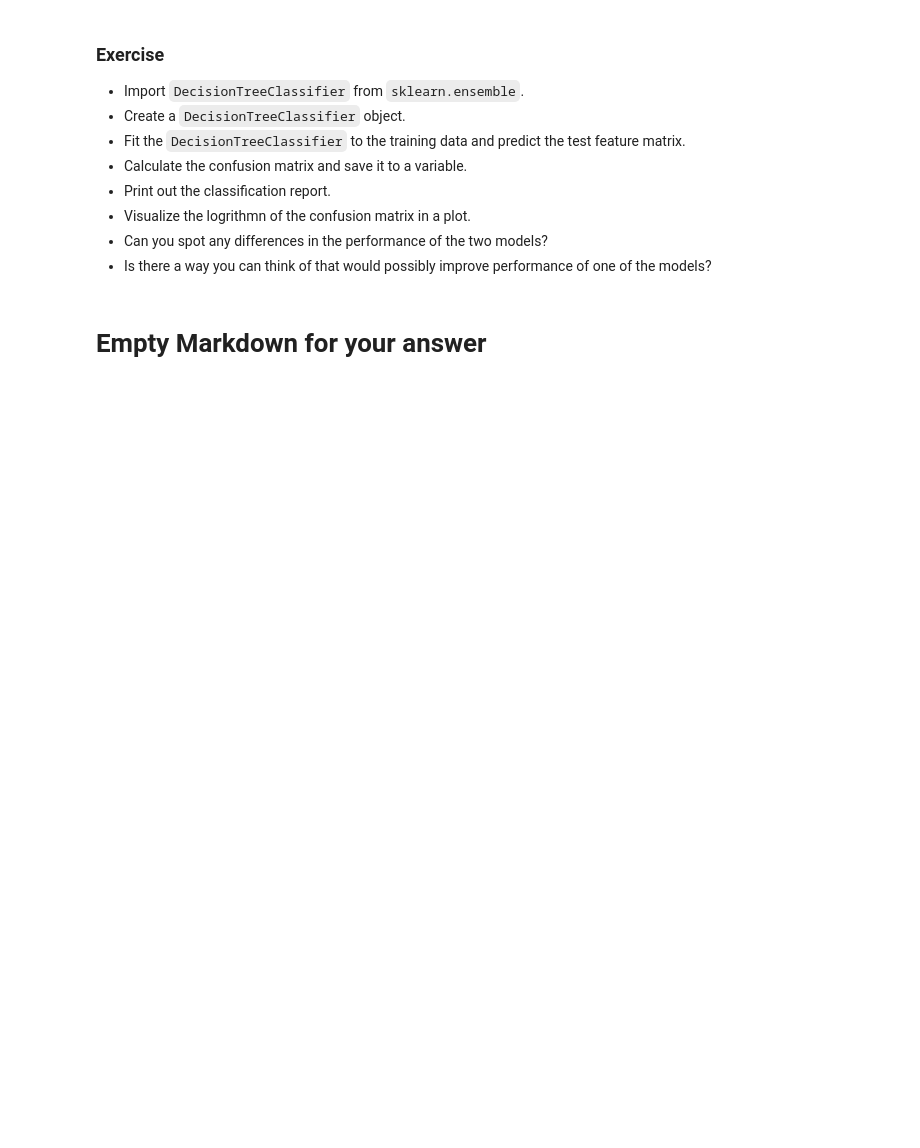
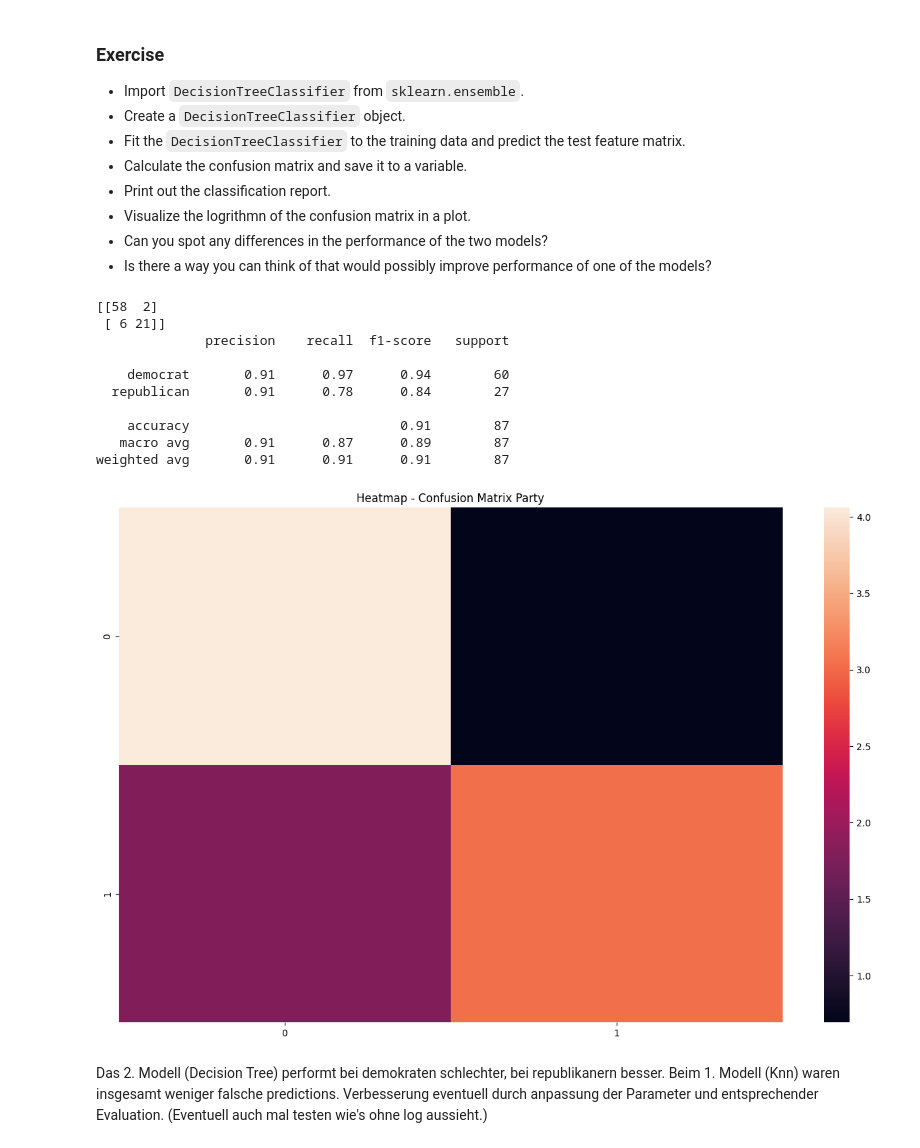
Before and after one commit to maximusbirkefeld/business_intelligence, a Jupyter notebook: Aufgabe3/Exercise 3 Preprocessing and Classification.ipynb, the cells around one changed output. Cells and saved outputs as stored; diff of their text form; code cells hidden in the pictures; blank space fills up the shorter version.

```diff
--- a/Aufgabe3/Exercise 3 Preprocessing and Classification.ipynb
+++ b/Aufgabe3/Exercise 3 Preprocessing and Classification.ipynb
@@ -281,18 +314,38 @@ plt.show()
 # %%
 from sklearn.tree import DecisionTreeClassifier
 
-tree = _____________________
+tree = DecisionTreeClassifier()
 
-______________________
+tree.fit(X_train, y_train)
 
-y_pred = _______________
+y_pred = tree.predict(X_test)
 
-cm = _______________
+cm = confusion_matrix(y_test, y_pred)
 
 #Print the Confusion Matrix and classification report
-
+print(cm)
+print(classification_report(y_test, y_pred))
 
 
 #Create Heatmap of Confusion matrix on Test Set
+plt.figure(figsize=(16,10))
+plt.title("Heatmap - Confusion Matrix Party")
+sns.heatmap(np.log(cm))
+plt.show()
+# %% [output]
+[[58  2]
+ [ 6 21]]
+              precision    recall  f1-score   support
+
+    democrat       0.91      0.97      0.94        60
+  republican       0.91      0.78      0.84        27
+
+    accuracy                           0.91        87
+   macro avg       0.91      0.87      0.89        87
+weighted avg       0.91      0.91      0.91        87
+[figure, added]
-# %% [markdown]
-# Empty Markdown for your answer
+# %% [markdown]
+Das 2. Modell (Decision Tree) performt bei demokraten schlechter, bei republikanern besser.
+Beim 1. Modell (Knn) waren insgesamt weniger falsche predictions.
+Verbesserung eventuell durch anpassung der Parameter und entsprechender Evaluation.
+(Eventuell auch mal testen wie's ohne log aussieht.)
```
Also changed, not shown: parts of 6 cells of this notebook, 1 other file.
